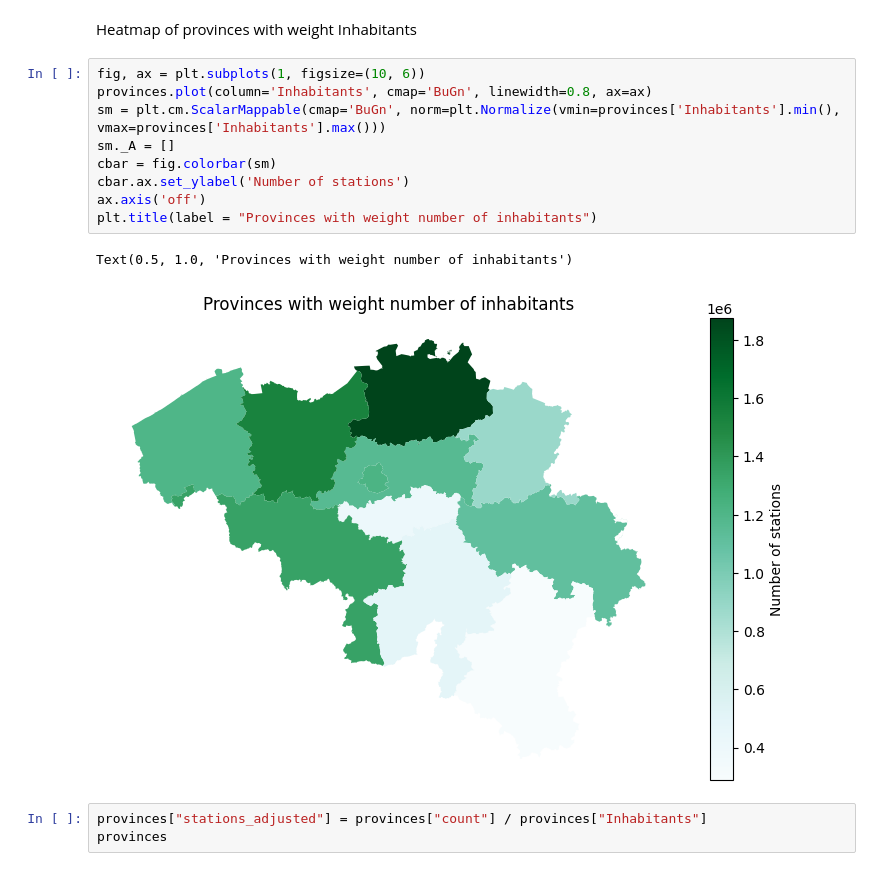
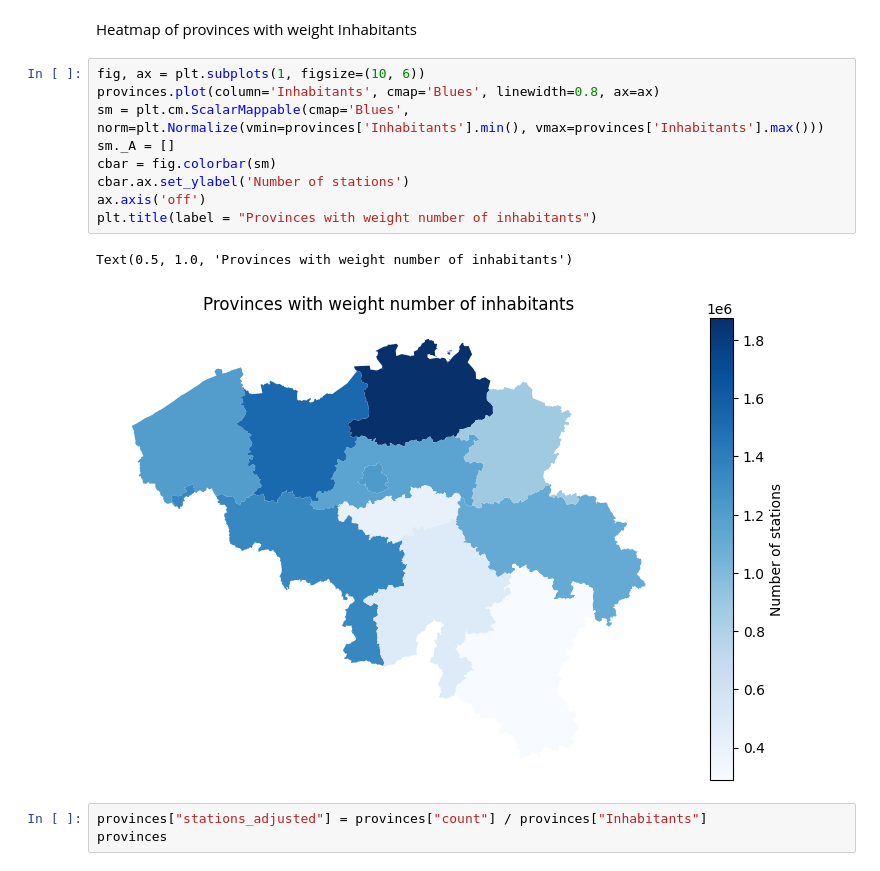
Before and after one commit to Seoyangsam/ACRM, a Jupyter notebook: src/Q11.ipynb, the cells around one changed output. Saved outputs shown, nothing was run; the diff lists cells and outputs as text.

```diff
--- a/src/Q11.ipynb
+++ b/src/Q11.ipynb
@@ -183,16 +183,16 @@ provinces
 Heatmap of provinces with weight Inhabitants
 # %%
 fig, ax = plt.subplots(1, figsize=(10, 6))
-provinces.plot(column='Inhabitants', cmap='BuGn', linewidth=0.8, ax=ax)
-sm = plt.cm.ScalarMappable(cmap='BuGn', norm=plt.Normalize(vmin=provinces['Inhabitants'].min(), vmax=provinces['Inhabitants'].max()))
+provinces.plot(column='Inhabitants', cmap='Blues', linewidth=0.8, ax=ax)
+sm = plt.cm.ScalarMappable(cmap='Blues', norm=plt.Normalize(vmin=provinces['Inhabitants'].min(), vmax=provinces['Inhabitants'].max()))
 sm._A = []
 cbar = fig.colorbar(sm)
 cbar.ax.set_ylabel('Number of stations')
 ax.axis('off')
 plt.title(label = "Provinces with weight number of inhabitants")
 # %% [output]
 Text(0.5, 1.0, 'Provinces with weight number of inhabitants')
-[figure, old version]
+[figure, new version]
 # %%
 provinces["stations_adjusted"] = provinces["count"] / provinces["Inhabitants"]
 provinces
```
Also changed, not shown: parts of 7 cells of this notebook.
